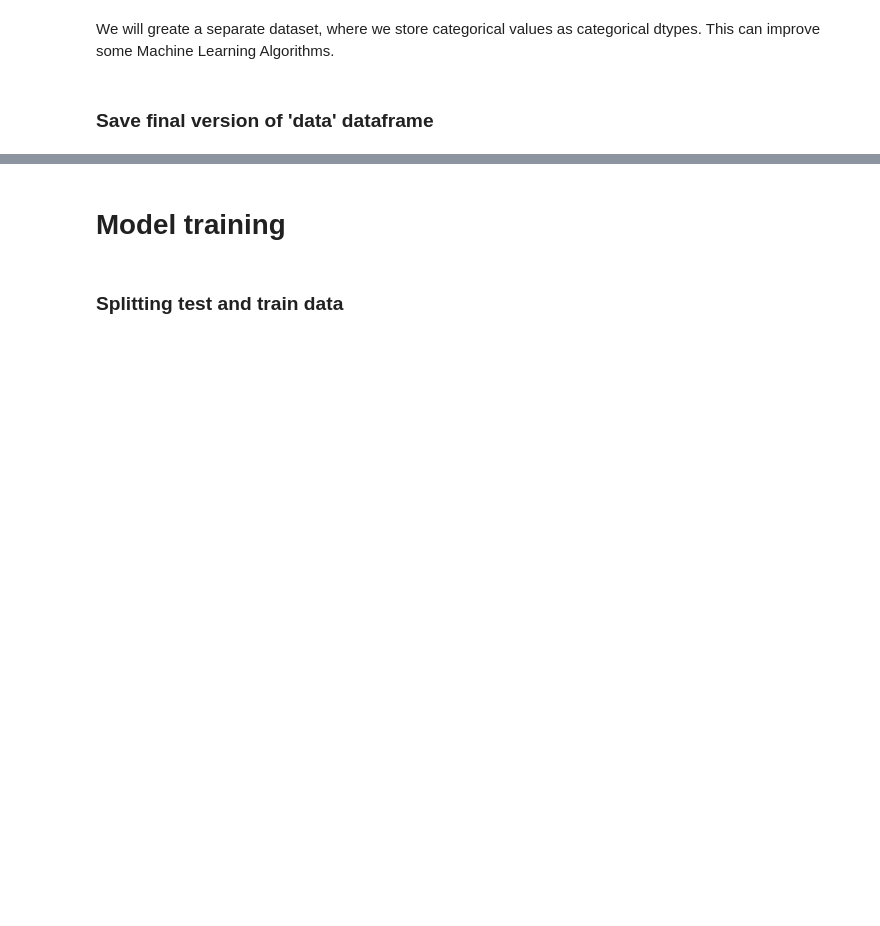
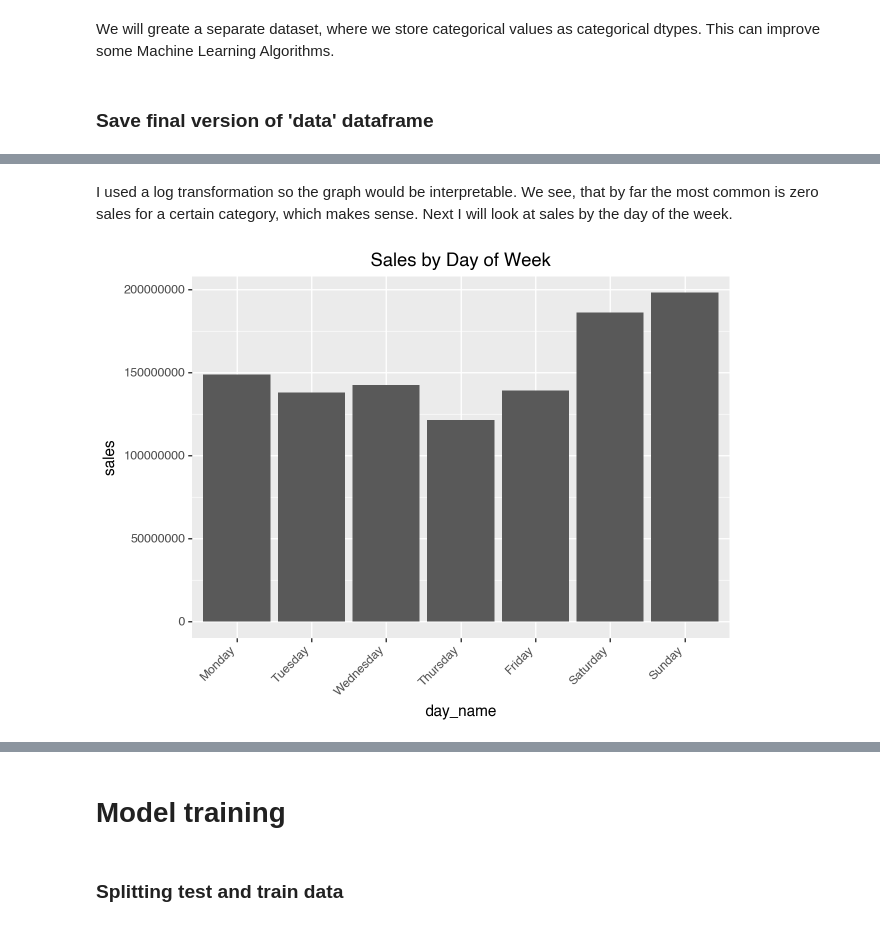
Before and after one commit to RalfGrossfeldt/Store-Sales-Prediction, a Jupyter notebook: notebook.ipynb, the cells around one changed output, grey strips where cells are left out. Drawn from its saved outputs; the diff is of its cells as text; code cells hidden in the pictures; blank space fills up the shorter version.

```diff
--- a/notebook.ipynb
+++ b/notebook.ipynb
@@ -364,0 +382,24 @@ data.to_csv('./data/data.csv', index=False)
+# %% [markdown]
+I used a log transformation so the graph would be interpretable. We see, that by far the most common is zero sales for a certain category, which makes sense. Next I will look at sales by the day of the week.
+# %%
+from plotnine import *
+
+eda_train['day_name'] = eda_train['day_of_week'].map({
+    0: 'Monday',
+    1: 'Tuesday',
+    2: 'Wednesday',
+    3: 'Thursday',
+    4: 'Friday',
+    5: 'Saturday',
+    6: 'Sunday'
+})
+
+df = eda_train.groupby("day_name", as_index=False)["sales"].sum()
+
+(ggplot(df, aes("day_name", "sales")) +
+ geom_col() +
+ scale_x_discrete(limits=["Monday","Tuesday","Wednesday","Thursday","Friday","Saturday","Sunday"]) +
+ theme(axis_text_x=element_text(angle=45, hjust=1)) +
+ ggtitle("Sales by Day of Week"))
+# %% [output]
+[figure, added]
```
Also changed, not shown: parts of 13 cells of this notebook.
